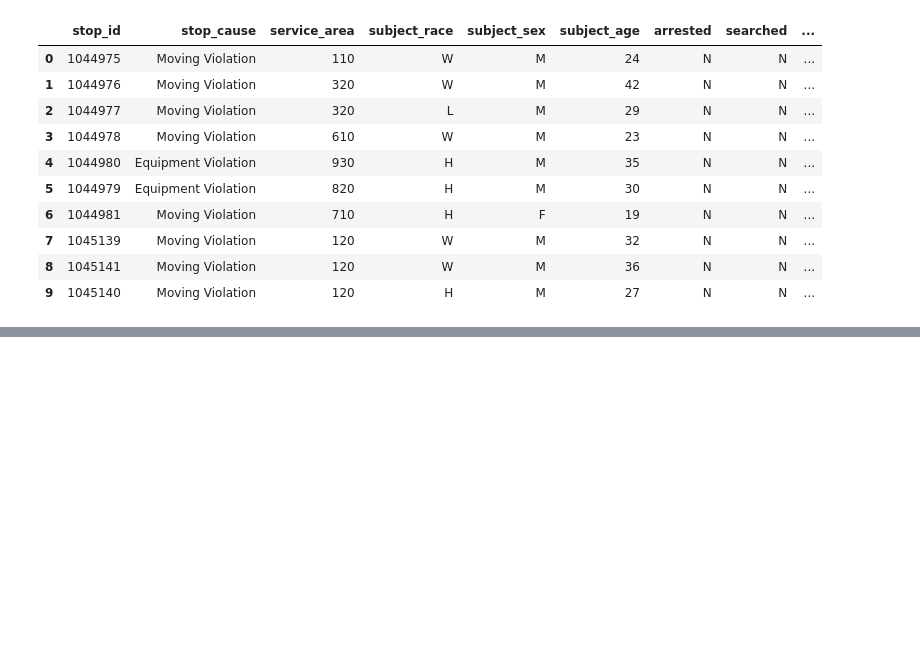
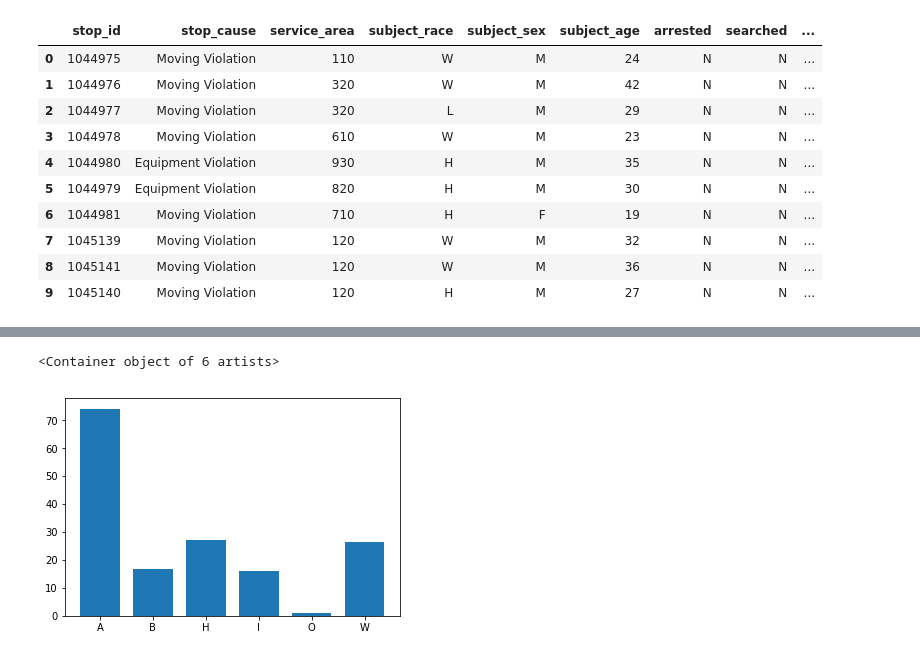
Before and after one commit to dgordee/San-Diego-Police-Analysis, a Jupyter notebook: Project testing.ipynb, the cells around one changed output, grey strips where cells are left out. Saved outputs shown, nothing was run; the diff lists cells and outputs as text; code cells hidden in the pictures; blank space fills up the shorter version.

```diff
--- a/Project testing.ipynb
+++ b/Project testing.ipynb
@@ -672,0 +756,23 @@ Other                   90.5     <1%
+# %%
+def race_compare(area, race):
+    df_pop = get_area_pop_data(get_area_zips(area))
+    df_actions = get_code_race_data(area)
+    switch = {
+        'W': df_pop.loc['White', 'Population'] / df_actions.loc['total', race],
+        'B': df_pop.loc['Black', 'Population'] / df_actions.loc['total', race],
+        'I': df_pop.loc['American Indian', 'Population'] / df_actions.loc['total', race],
+        'A': df_pop.loc['Asian', 'Population'] / df_actions.loc['total', race],
+        'H': df_pop.loc['Hispanic', 'Population'] / df_actions.loc['total', race],
+        'O': df_pop.loc['Other', 'Population'] / df_actions.loc['total', race],
+    }
+
+    return switch[race]
+# %%
+ratios = list()
+for race in races:
+    ratios.append(race_compare('110', race))
+fig = plt.figure()
+plt.bar(races, ratios, width=.75)
+# %% [output]
+<Container object of 6 artists>
+[figure, added]
```
Also changed, not shown: parts of 11 cells of this notebook.
